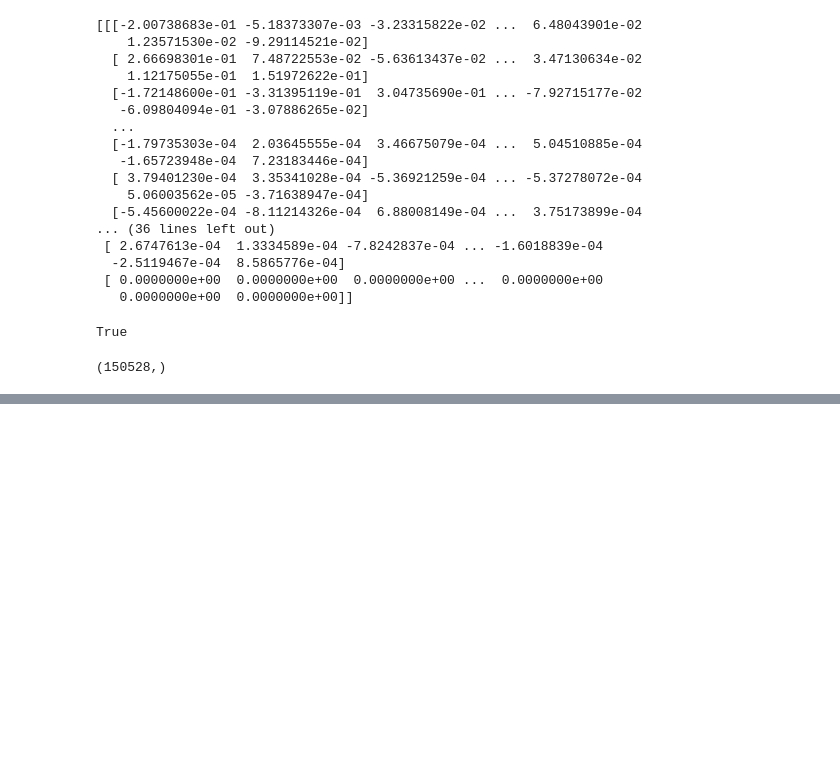
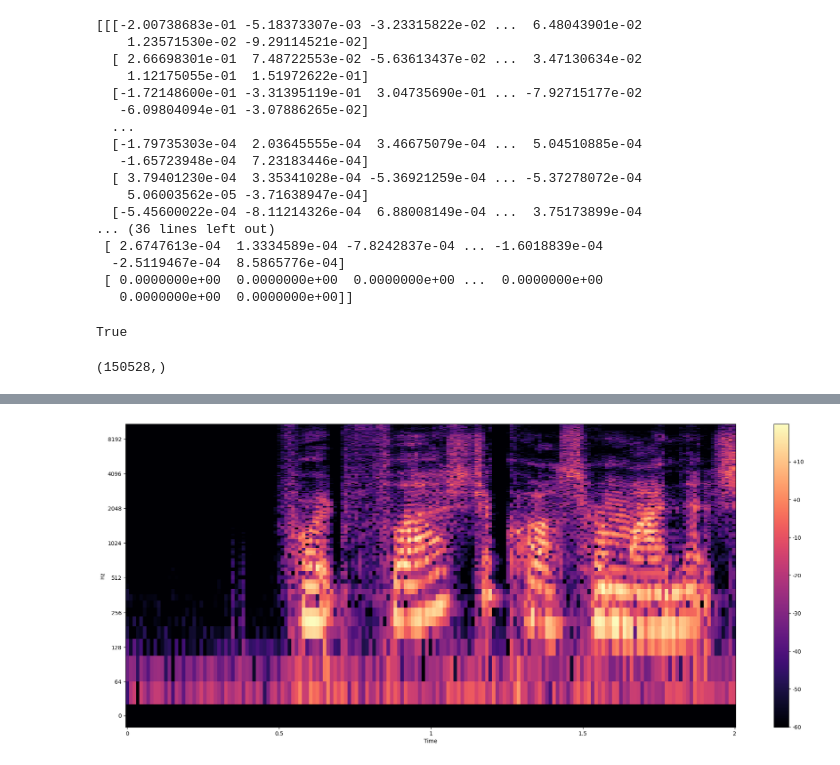
Before and after one commit to PHYSFUCK/VoiceTransformer, a Jupyter notebook: audio_preprocessing.ipynb, the cells around one changed output, grey strips where cells are left out. Saved outputs shown, nothing was run; the diff lists cells and outputs as text; code cells hidden in the pictures; blank space fills up the shorter version.

```diff
--- a/audio_preprocessing.ipynb
+++ b/audio_preprocessing.ipynb
@@ -249,0 +308,5 @@ ipd.Audio(reconstructed_audio, rate=SAMPLE_RATE)
+# %%
+#IMAGINARY PART SPECTROGRAM
+plot_spectrogram(DATA_DB[0][1], SAMPLE_RATE, HOP_SIZE, y_axis='log')
+# %% [output]
+[figure, added]
```
Also changed, not shown: parts of 18 cells of this notebook.
